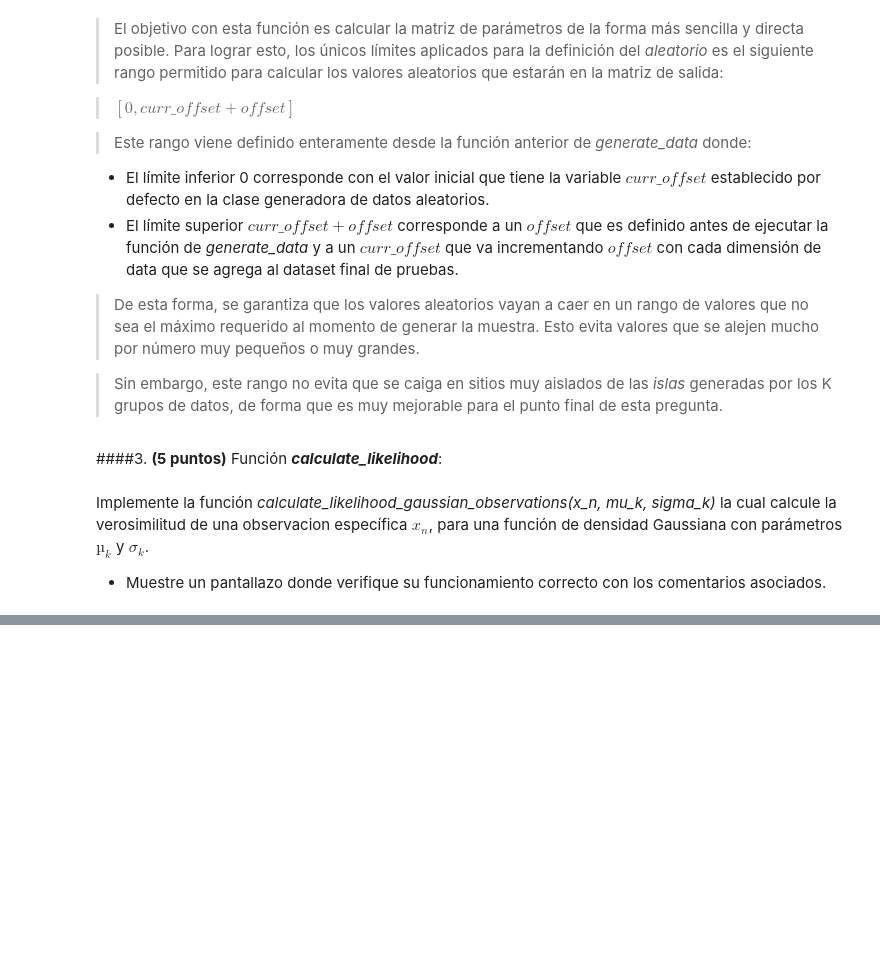
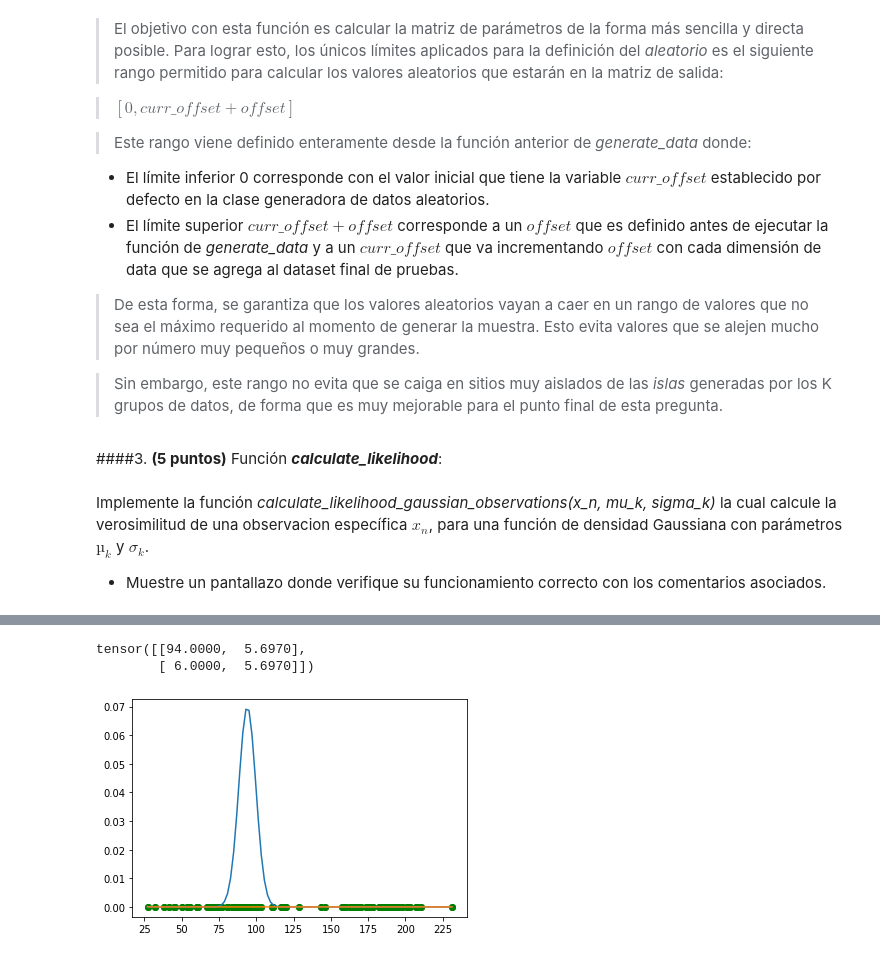
Before and after one commit to LD9797/Deep-Learning-Ground, a Jupyter notebook: TP0.ipynb, the cells around one changed output, grey strips where cells are left out. Cells and saved outputs as stored; diff of their text form; code cells hidden in the pictures; blank space fills up the shorter version.

```diff
--- a/TP0.ipynb
+++ b/TP0.ipynb
@@ -291,0 +395,10 @@ x tensor([0.0023, 0.0022, 0.0023, 0.0022, 0.0021, 0.0023, 0.0021, 0.0023, 0.0023
+# %%
+p21 = recalculate_parameters(one_hot_vector2[0])
+p22 = recalculate_parameters(one_hot_vector2[1])
+
+p23 = torch.stack([p21, p22])
+print(p23)
+# %% [output]
+tensor([[94.0000,  5.6970],
+        [ 6.0000,  5.6970]])
+[figure, added]
```
Also changed, not shown: parts of 14 cells of this notebook.
